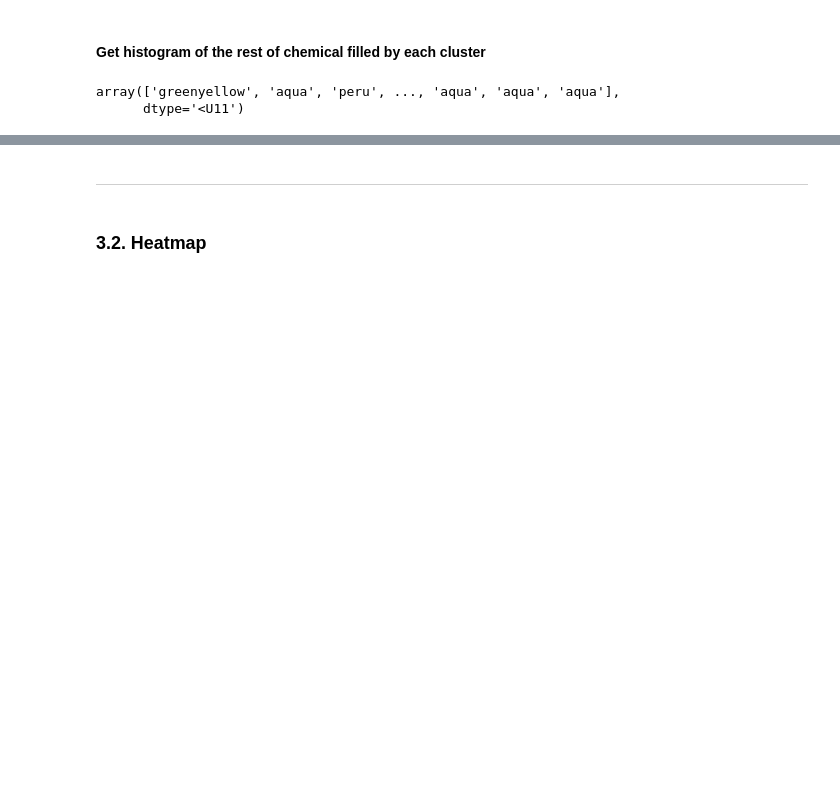
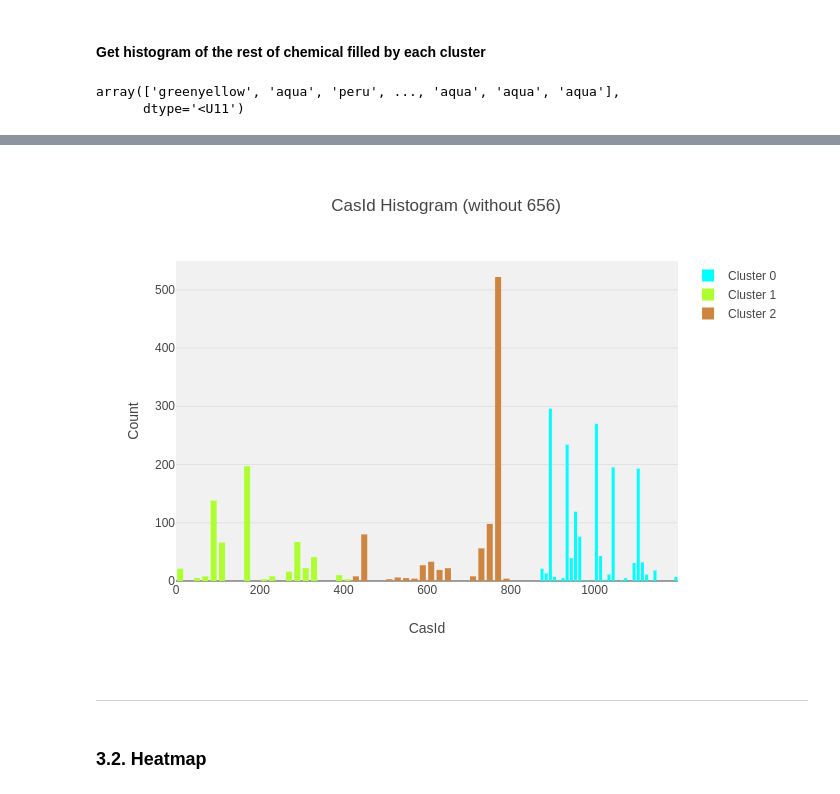
Before and after one commit to jmssalas/master-bigdata-businessanalytics, a Jupyter notebook: 09-masters-thesis/src/analysis.ipynb, the cells around one changed output, grey strips where cells are left out. Cells and saved outputs as stored; diff of their text form; code cells hidden in the pictures; blank space fills up the shorter version.

```diff
--- a/09-masters-thesis/src/analysis.ipynb
+++ b/09-masters-thesis/src/analysis.ipynb
@@ -564,33 +584,36 @@ array(['greenyellow', 'aqua', 'peru', ..., 'aqua', 'aqua', 'aqua'],
 data_plot = []
 for c in range(max(clusters) + 1) :
     data_plot.append(
         go.Histogram(
             x = data_without_656[CASID_COLUMN][clusters == c].values,
             name = 'Cluster ' + str(c),
             marker = dict(
                 color = COLOR_MAP[c]
             )
         )
     )
 
 layout = go.Layout(
     title='CasId Histogram (without 656)',
     xaxis=dict(
         title='CasId'
     ),
     yaxis=dict(
         title='Count'
     ),
     bargap=0.2,
     bargroupgap=0.1,
     showlegend=True,
     barmode='overlay',
     plot_bgcolor='rgba(240,240,240, 0.95)'
 )
 
 fig = go.Figure(data=data_plot, layout=layout)
-offline.iplot(fig, filename='casid_histogram_without656')
+offline.iplot(fig)
+pio.write_image(fig, get_path('casid_histogram_without656'))
+Image(get_path('casid_histogram_without656'))
 # %% [output]
 [interactive output not drawn]
+[figure, added]
 # %% [markdown]
 ---
```
Also changed, not shown: parts of 11 cells of this notebook, 6 other files.
